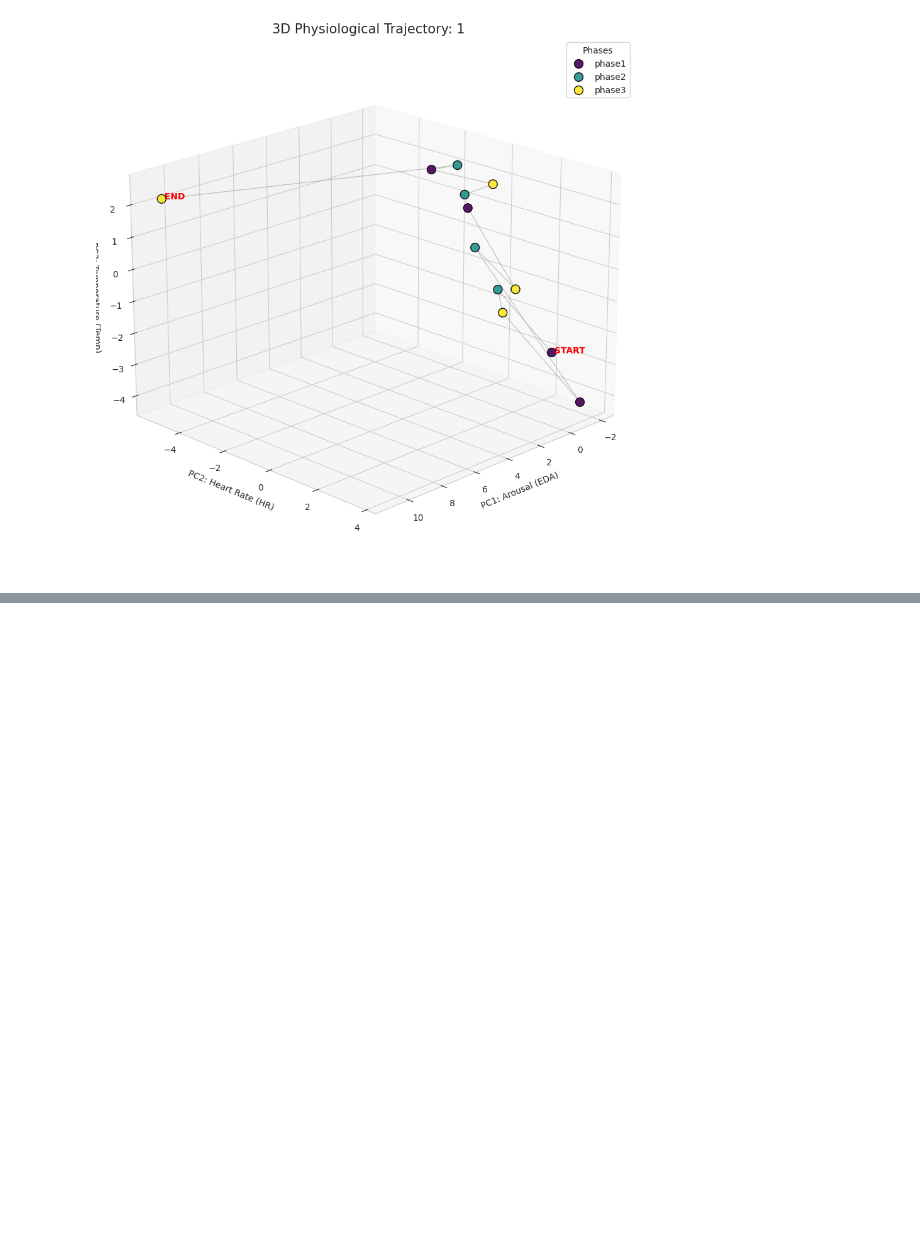
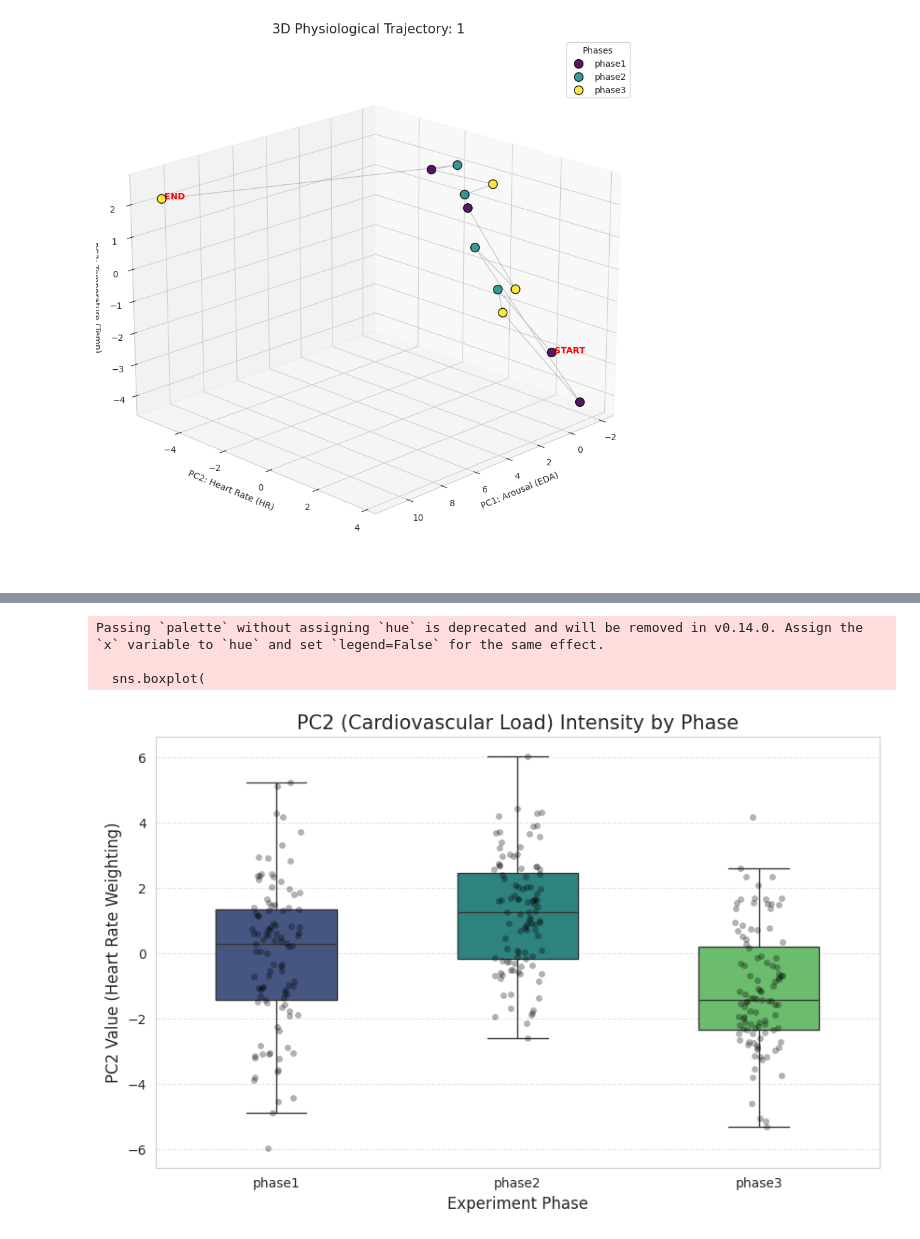
Before and after one commit to VertrauenGuard/cda-case2, a Jupyter notebook: data_analysis.ipynb, the cells around one changed output, grey strips where cells are left out. Saved outputs shown, nothing was run; the diff lists cells and outputs as text; code cells hidden in the pictures; blank space fills up the shorter version.

```diff
--- a/data_analysis.ipynb
+++ b/data_analysis.ipynb
@@ -1536,0 +1574,39 @@ fig_dynamic.show()
+# %%
+import seaborn as sns
+import matplotlib.pyplot as plt
+
+plt.figure(figsize=(10, 6))
+
+# Boxplot for PC2
+sns.boxplot(
+    data=viz_df,
+    x='Phase',
+    y='PC2',
+    palette='viridis',
+    order=['phase1', 'phase2', 'phase3'],
+    showfliers=False,
+    width=0.5
+)
+
+# Overlay individual points
+sns.stripplot(
+    data=viz_df,
+    x='Phase',
+    y='PC2',
+    order=['phase1', 'phase2', 'phase3'],
+    color='black',
+    alpha=0.3,
+    jitter=True
+)
+
+plt.title('PC2 (Cardiovascular Load) Intensity by Phase', fontsize=15)
+plt.xlabel('Experiment Phase', fontsize=12)
+plt.ylabel('PC2 Value (Heart Rate Weighting)', fontsize=12)
+plt.grid(axis='y', linestyle='--', alpha=0.5)
+
+plt.show()
+# %% [output]
+Passing `palette` without assigning `hue` is deprecated and will be removed in v0.14.0. Assign the `x` variable to `hue` and set `legend=False` for the same effect.
+
+  sns.boxplot(
+[figure, added]
```
Also changed, not shown: parts of 8 cells of this notebook.
